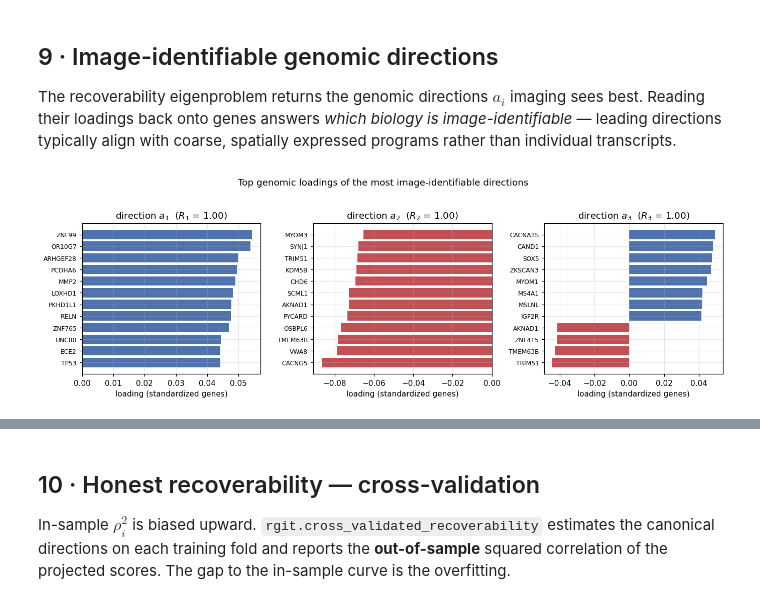
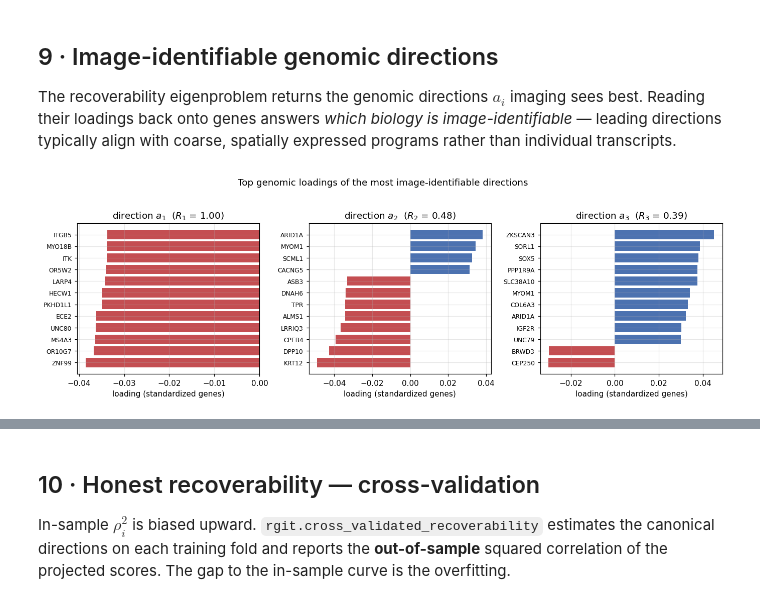
Before and after one commit to josephrich98/rgit-private, a Jupyter notebook: notebooks/out/radiogenomic_recoverability_output_tcga_kirc_genomics_mutated_genes_imaging_tumor_radiomics.ipynb, the cells around one changed output, grey strips where cells are left out. Saved outputs shown, nothing was run; the diff lists cells and outputs as text; code cells hidden in the pictures.

Commit message:
many tcga runs

```diff
--- a/notebooks/out/radiogenomic_recoverability_output_tcga_kirc_genomics_mutated_genes_imaging_tumor_radiomics.ipynb
+++ b/notebooks/out/radiogenomic_recoverability_output_tcga_kirc_genomics_mutated_genes_imaging_tumor_radiomics.ipynb
@@ -60,15 +61,31 @@ import rgit
 # --- paths to the two AnnData objects -------------------------------------
 GENOMICS_H5AD = REPO_ROOT / "data" / "tcga_kirc" / "genomics" / "mutated_genes.h5ad"
 IMAGING_H5AD  = REPO_ROOT / "data" / "tcga_kirc" / "imaging" / "tumor_radiomics.h5ad"
+GENOMICS_DATA_TYPE = "variant"  # variant or expression
+
 USE_SYNTHETIC = not (GENOMICS_H5AD.exists() and IMAGING_H5AD.exists())
 
+# --- gene expression filtering -------------------------------------------
+EXPRESSION_LAYER        = "unstranded"  # which layer to use as X
+MIN_EXPRESSED_PATIENTS  = 3              # minimum patients expressing a gene
+DO_CPM_NORMALIZATION    = True                            # whether to convert raw counts to counts-per-million
+DO_LOG1P                = True                            # whether to log-transform the expression data after filtering
+DO_HVG_SELECTION        = True                            # whether to select highly variable genes after filtering
+NUM_BINS                = None               # if >0, binarize expression into this many quantiles
+
 # --- analysis settings ----------------------------------------------------
-SEED                   = 0
-N_COMPONENTS            = 12     # canonical directions to estimate / display
-GENOMICS_PCA_THRESHOLD  = 300    # PCA-reduce genomics when p exceeds this
-GENOMICS_PCA_NCOMP      = 100    # target dimension of the genomic PCA
+SEED                    = 0
+N_COMPONENTS_MAX        = 12     # upper bound on canonical directions reported
+SAMPLES_PER_DIM         = 5      # target ratio n / dim(modality) after reduction
+MIN_WORKING_DIM         = 4      # never reduce below this many components
 N_FOLDS                 = 5      # cross-validation folds
 N_PERM                  = 200    # permutations for the significance test
+
+# Heuristic: CCA-style estimators trivially saturate (rho_i = 1) once the working
+# dimension of either modality approaches n; even with shrinkage the in-sample
+# spectrum is heavily biased upward when dim is a sizeable fraction of n. We
+# therefore cap each modality's working dimension at ~n / SAMPLES_PER_DIM,
+# applying PCA on whichever side exceeds that budget.
 
 plt.rcParams.update({"figure.dpi": 110, "axes.grid": True, "grid.alpha": 0.3})
 rng = np.random.default_rng(SEED)
@@ -358,21 +529,22 @@ expressed programs rather than individual transcripts.
 # %%
 gene_dirs = to_gene_loadings(fit.genomic_dirs)        # (n_genes, n_components)
 n_show = min(3, fit.n_components)
 top_k  = 12
 
 fig, axes = plt.subplots(1, n_show, figsize=(4.2 * n_show, 4), sharey=False)
 axes = np.atleast_1d(axes)
 for i in range(n_show):
     load = gene_dirs[:, i]
     order = np.argsort(-np.abs(load))[:top_k]
     order = order[np.argsort(load[order])]
+    k = len(order)
     colors = ["#C44E52" if v < 0 else "#4C72B0" for v in load[order]]
-    axes[i].barh(np.arange(top_k), load[order], color=colors)
-    axes[i].set_yticks(np.arange(top_k))
+    axes[i].barh(np.arange(k), load[order], color=colors)
+    axes[i].set_yticks(np.arange(k))
     axes[i].set_yticklabels(gene_names[order], fontsize=8)
     axes[i].set_title(f"direction $a_{{{i+1}}}$  ($R_{{{i+1}}}$ = {fit.recoverability[i]:.2f})")
     axes[i].set_xlabel("loading (standardized genes)")
 fig.suptitle("Top genomic loadings of the most image-identifiable directions", y=1.03)
 plt.tight_layout(); plt.show()
 # %% [output]
-[figure, old version]
+[figure, new version]
```
Also changed, not shown: parts of 14 cells of this notebook, 12 other files.
